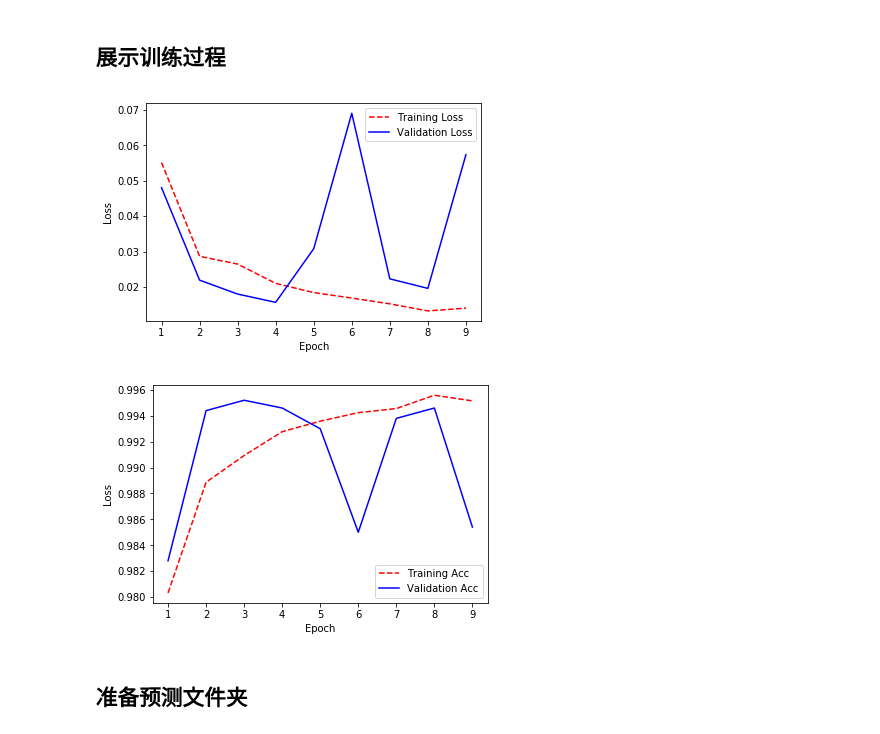
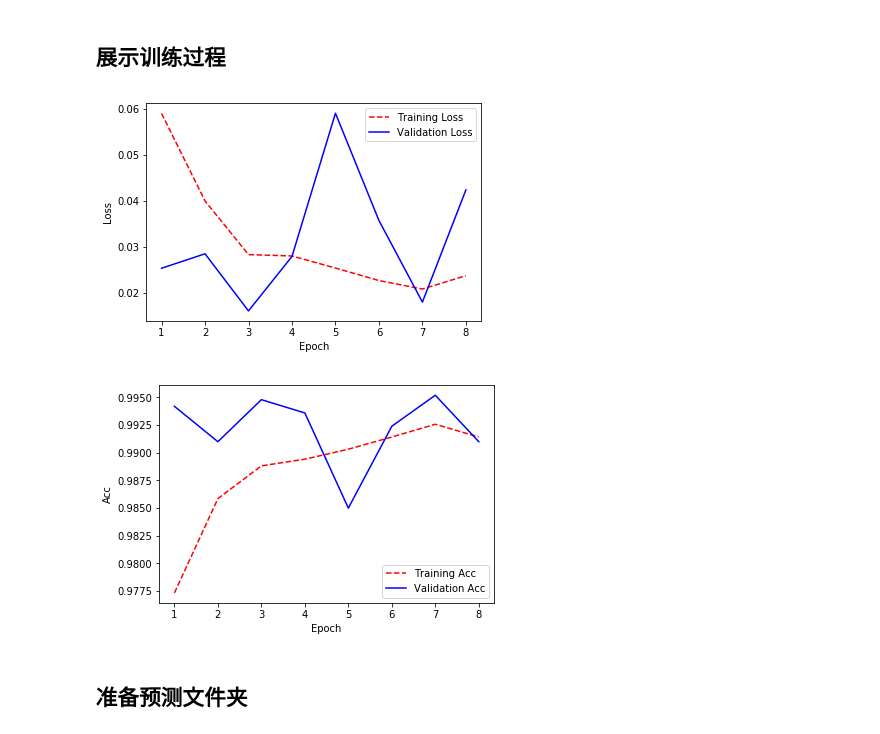
Before and after one commit to sunrise2075/cat_vs_dog_cnn, a Jupyter notebook: cat_vs_dog_model_training.ipynb, the cells around one changed output. Saved outputs shown, nothing was run; the diff lists cells and outputs as text; code cells hidden in the pictures.

```diff
--- a/cat_vs_dog_model_training.ipynb
+++ b/cat_vs_dog_model_training.ipynb
@@ -265,7 +263,7 @@ train_image_gen = ImageDataGenerator(rotation_range=30,
                                      vertical_flip=False,
                                      horizontal_flip = True)
 print("训练集图片:")
-training_set = train_image_gen.flow_from_directory('train1',
+train_generator = train_image_gen.flow_from_directory('train1',
                                                  target_size = target_size,
                                                  batch_size = batch_size,
                                                  color_mode="rgb",
@@ -274,16 +272,16 @@ training_set = train_image_gen.flow_from_directory('train1',
 valid_image_gen = ImageDataGenerator(rescale = 1./255)
 
 print("验证集图片:")
-validation_set = valid_image_gen.flow_from_directory('valid',
+validation_generator = valid_image_gen.flow_from_directory('valid',
                                                  target_size = target_size,
                                                  batch_size = batch_size,
                                                  color_mode="rgb",
                                                  class_mode = 'binary')
 
-print("len(training_set):")
-print(len(training_set))
-print("len(validation_set):")
-print(len(validation_set))
+print("len(training_generator):")
+print(len(train_generator))
+print("len(validation_generator):")
+print(len(validation_generator))
 # %% [output]
 训练集图片:
 Found 19944 images belonging to 2 classes.
@@ -322,7 +315,7 @@ callbacks = [EarlyStopping(monitor='val_loss', patience=5),
              ModelCheckpoint(filepath='final_model_weights.h5', monitor='val_loss', save_best_only=True)]
 
 # 使用模型拟合图片数据
-histpry_rec = model.fit_generator(training_set, epochs = 10, steps_per_epoch = 500, callbacks=callbacks,
-                    validation_data=validation_set, validation_steps = 100)
+histpry_rec = model.fit_generator(train_generator, epochs = 10, steps_per_epoch = 312, callbacks=callbacks,
+                    validation_data=validation_generator, validation_steps = 79)
 # %% [output]
 Epoch 1/10
@@ -360,21 +351,21 @@ plt.xlabel('Epoch')
 plt.ylabel('Loss')
 plt.show();
 # %% [output]
-[figure, old version]
+[figure, new version]
 # %%
 training_acc = histpry_rec.history['acc']
 val_acc = histpry_rec.history['val_acc']
 # Create count of the number of epochs
 epoch_count = range(1, len(training_acc) + 1)
 # Visualize loss history
 plt.plot(epoch_count, training_acc, 'r--')
 plt.plot(epoch_count, val_acc, 'b-')
 plt.legend(['Training Acc', 'Validation Acc'])
 plt.xlabel('Epoch')
-plt.ylabel('Loss')
+plt.ylabel('Acc')
 plt.show();
 # %% [output]
-[figure, old version]
+[figure, new version]
 # %% [markdown]
 ## 准备预测文件夹
 # %%
```
Also changed, not shown: parts of 11 cells of this notebook, 2 other files.
